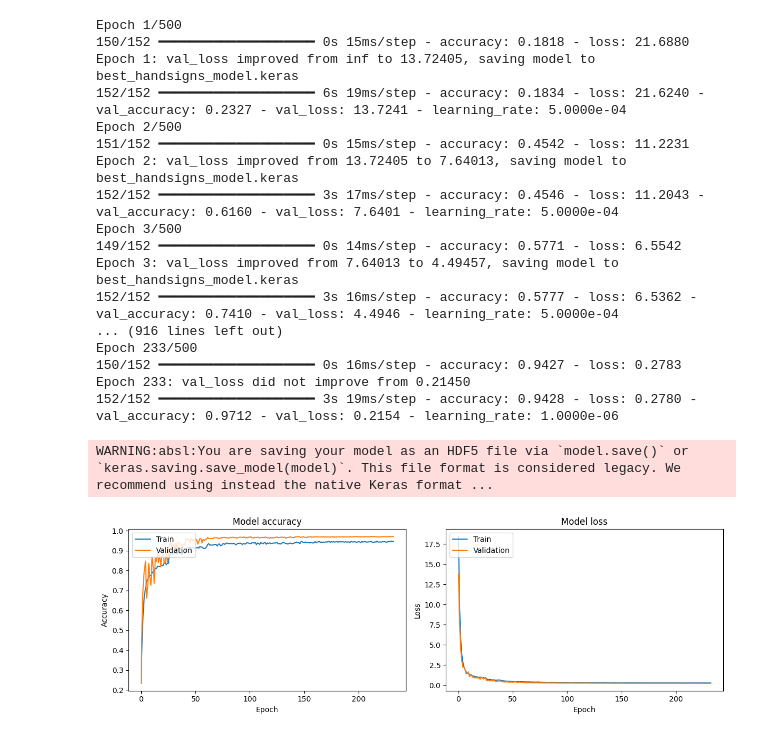
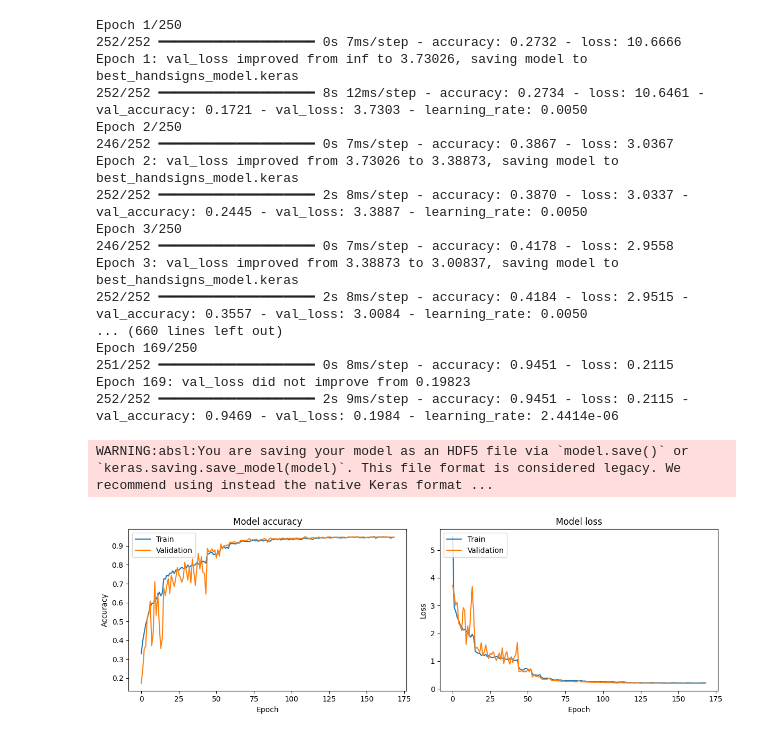
Before and after one commit to jkevorkian/neural-network-manopedia, a Jupyter notebook: building-and-trainingV2.ipynb, the cells around one changed output. Saved outputs shown, nothing was run; the diff lists cells and outputs as text; code cells hidden in the pictures.

```diff
--- a/building-and-trainingV2.ipynb
+++ b/building-and-trainingV2.ipynb
@@ -5,14 +5,17 @@ warnings.filterwarnings("ignore")
 
 # Define the parameters for the data shape
 videos_per_handsign = 80  # Adjust if necessary
-frames_per_video = 20
+frames_per_video = 10
 num_landmarks = 51
 num_coordinates = 3
 
-num_additional_samples = 1      #how many different samples of frames_per_video frames will be taken from each video (careful to not add too many if vids are short)
+num_additional_samples = 2       #how many different samples of frames_per_video frames will be taken from each video (careful to not add too many if vids are short)
 
 data_augmentation = True        #Add noise and transformation to generate, from each video extracted, a num_augmented_versions number of new ones (also keep between 1-4)
 num_augmented_versions = 1
+
+#redefine videos per handsign to accomodate for additional samples to be taken before generating the dummy array (this is done so there's no shaping/dimensions size incompatibility issue)
+videos_per_handsign = videos_per_handsign * (1+num_additional_samples)
 
 # Define the root directory containing handsign folders
 root_path = "ACOTADONomenclatedDataset"
@@ -358,9 +361,9 @@ def augment_data(data_array, num_augmented_versions=5):
     noise_level = 0.005  # for the add_noise() function
     translation_vector = np.random.uniform(-0.05, 0.05, 3)  # for the apply_translation() function
     scale_factor = np.random.uniform(0.6, 1.6)  # for the apply_scaling() function
-    angle_degrees_x = np.random.uniform(-25, 25)  # for rotation around X-axis
-    angle_degrees_y = np.random.uniform(-25, 25)  # for rotation around Y-axis
-    angle_degrees_z = np.random.uniform(-25, 25)  # for rotation around Z-axis
+    angle_degrees_x = np.random.uniform(-20, 20)  # for rotation around X-axis
+    angle_degrees_y = np.random.uniform(-20, 20)  # for rotation around Y-axis
+    angle_degrees_z = np.random.uniform(-20, 20)  # for rotation around Z-axis
 
     augmented_data = []
     for handsign_data in data_array:
@@ -409,7 +412,7 @@ Augmented data saved to handsigns_data_augmented.npy, videos_per_handsign augmen
 ##          MODEL DEFINITION            ##
 import tensorflow as tf
 from tensorflow.keras.models import Sequential
-from tensorflow.keras.layers import LSTM, Dense, Reshape, Dropout, BatchNormalization
+from tensorflow.keras.layers import LSTM, Dense, Reshape, Dropout, BatchNormalization, Bidirectional
 from tensorflow.keras.regularizers import l2
 from tensorflow.keras.optimizers import Adam
 
@@ -421,13 +424,9 @@ model = Sequential([
     Reshape((frames_per_video, num_landmarks * num_coordinates), input_shape=(frames_per_video, num_landmarks, num_coordinates)),
 
     # LSTM layers with Dropout and Batch Normalization to reduce overfitting
-    LSTM(32, return_sequences=True, kernel_regularizer=l2(0.05)),
+    Bidirectional(LSTM(64, return_sequences=True, kernel_regularizer=l2(0.05))),
     BatchNormalization(),
-    Dropout(0.7),
-
-    LSTM(64, return_sequences=True, kernel_regularizer=l2(0.05)),
-    BatchNormalization(),
-    Dropout(0.3),
+    Dropout(0.4),
 
     LSTM(128, return_sequences=False, kernel_regularizer=l2(0.05)),
     BatchNormalization(),
@@ -443,7 +442,7 @@ model = Sequential([
 ])
 
 # Specify a learning rate
-learning_rate = 0.0005
+learning_rate = 0.005
 
 model.compile(optimizer=Adam(learning_rate=learning_rate), loss='sparse_categorical_crossentropy', metrics=['accuracy'])
 
@@ -522,14 +521,14 @@ from tensorflow.keras.callbacks import EarlyStopping, ModelCheckpoint, ReduceLRO
 # Model checkpointing to save the best model during training
 # Reduce learning rate when a metric has stopped improving
 
-early_stopping = EarlyStopping(monitor='val_loss', patience=15, restore_best_weights=True)
+early_stopping = EarlyStopping(monitor='val_loss', patience=10, restore_best_weights=True)
 checkpoint = ModelCheckpoint('best_handsigns_model.keras', monitor='val_loss', save_best_only=True, verbose=1)
 reduce_lr = ReduceLROnPlateau(monitor='val_loss', factor=0.5, patience=5, min_lr=1e-6)
 
 # Train the model
 history = model.fit(
     X_train, y_train,
-    epochs=500,
+    epochs=300,
     batch_size=32,
     validation_data=(X_val, y_val),
     callbacks=[early_stopping, checkpoint, reduce_lr]
@@ -548,51 +547,51 @@ with open('training_history.pkl', 'wb') as f:
 
 ##          TRAINING HISTORY ANALYSIS           ##
 import matplotlib.pyplot as plt
 
 # Plot training & validation accuracy values
 plt.figure(figsize=(12, 4))
 plt.subplot(1, 2, 1)
 plt.plot(history.history['accuracy'])
 plt.plot(history.history['val_accuracy'])
 plt.title('Model accuracy')
 plt.ylabel('Accuracy')
 plt.xlabel('Epoch')
 plt.legend(['Train', 'Validation'], loc='upper left')
 
 # Plot training & validation loss values
 plt.subplot(1, 2, 2)
 plt.plot(history.history['loss'])
 plt.plot(history.history['val_loss'])
 plt.title('Model loss')
 plt.ylabel('Loss')
 plt.xlabel('Epoch')
 plt.legend(['Train', 'Validation'], loc='upper left')
 
 plt.tight_layout()
 plt.show()
 
 # If you want to save the plot instead of displaying it:
 # plt.savefig('training_history.png')
 # %% [output]
-Epoch 1/500
-150/152 ━━━━━━━━━━━━━━━━━━━━ 0s 15ms/step - accuracy: 0.1818 - loss: 21.6880
-Epoch 1: val_loss improved from inf to 13.72405, saving model to best_handsigns_model.keras
-152/152 ━━━━━━━━━━━━━━━━━━━━ 6s 19ms/step - accuracy: 0.1834 - loss: 21.6240 - val_accuracy: 0.2327 - val_loss: 13.7241 - learning_rate: 5.0000e-04
-Epoch 2/500
-151/152 ━━━━━━━━━━━━━━━━━━━━ 0s 15ms/step - accuracy: 0.4542 - loss: 11.2231
-Epoch 2: val_loss improved from 13.72405 to 7.64013, saving model to best_handsigns_model.keras
-152/152 ━━━━━━━━━━━━━━━━━━━━ 3s 17ms/step - accuracy: 0.4546 - loss: 11.2043 - val_accuracy: 0.6160 - val_loss: 7.6401 - learning_rate: 5.0000e-04
-Epoch 3/500
-149/152 ━━━━━━━━━━━━━━━━━━━━ 0s 14ms/step - accuracy: 0.5771 - loss: 6.5542
-Epoch 3: val_loss improved from 7.64013 to 4.49457, saving model to best_handsigns_model.keras
-152/152 ━━━━━━━━━━━━━━━━━━━━ 3s 16ms/step - accuracy: 0.5777 - loss: 6.5362 - val_accuracy: 0.7410 - val_loss: 4.4946 - learning_rate: 5.0000e-04
-... (916 lines left out)
-Epoch 233/500
-150/152 ━━━━━━━━━━━━━━━━━━━━ 0s 16ms/step - accuracy: 0.9427 - loss: 0.2783
-Epoch 233: val_loss did not improve from 0.21450
-152/152 ━━━━━━━━━━━━━━━━━━━━ 3s 19ms/step - accuracy: 0.9428 - loss: 0.2780 - val_accuracy: 0.9712 - val_loss: 0.2154 - learning_rate: 1.0000e-06
+Epoch 1/250
+252/252 ━━━━━━━━━━━━━━━━━━━━ 0s 7ms/step - accuracy: 0.2732 - loss: 10.6666
+Epoch 1: val_loss improved from inf to 3.73026, saving model to best_handsigns_model.keras
+252/252 ━━━━━━━━━━━━━━━━━━━━ 8s 12ms/step - accuracy: 0.2734 - loss: 10.6461 - val_accuracy: 0.1721 - val_loss: 3.7303 - learning_rate: 0.0050
+Epoch 2/250
+246/252 ━━━━━━━━━━━━━━━━━━━━ 0s 7ms/step - accuracy: 0.3867 - loss: 3.0367
+Epoch 2: val_loss improved from 3.73026 to 3.38873, saving model to best_handsigns_model.keras
+252/252 ━━━━━━━━━━━━━━━━━━━━ 2s 8ms/step - accuracy: 0.3870 - loss: 3.0337 - val_accuracy: 0.2445 - val_loss: 3.3887 - learning_rate: 0.0050
+Epoch 3/250
+246/252 ━━━━━━━━━━━━━━━━━━━━ 0s 7ms/step - accuracy: 0.4178 - loss: 2.9558
+Epoch 3: val_loss improved from 3.38873 to 3.00837, saving model to best_handsigns_model.keras
+252/252 ━━━━━━━━━━━━━━━━━━━━ 2s 8ms/step - accuracy: 0.4184 - loss: 2.9515 - val_accuracy: 0.3557 - val_loss: 3.0084 - learning_rate: 0.0050
+... (660 lines left out)
+Epoch 169/250
+251/252 ━━━━━━━━━━━━━━━━━━━━ 0s 8ms/step - accuracy: 0.9451 - loss: 0.2115
+Epoch 169: val_loss did not improve from 0.19823
+252/252 ━━━━━━━━━━━━━━━━━━━━ 2s 9ms/step - accuracy: 0.9451 - loss: 0.2115 - val_accuracy: 0.9469 - val_loss: 0.1984 - learning_rate: 2.4414e-06
 WARNING:absl:You are saving your model as an HDF5 file via `model.save()` or `keras.saving.save_model(model)`. This file format is considered legacy. We recommend using instead the native Keras format ...
-[figure, old version]
+[figure, new version]
 # %%
 ##          SINGLE VIDEO PREDICTION TEST         ##
 def predict_handsign(video_path, model):
```
Also changed, not shown: parts of 8 cells of this notebook.
